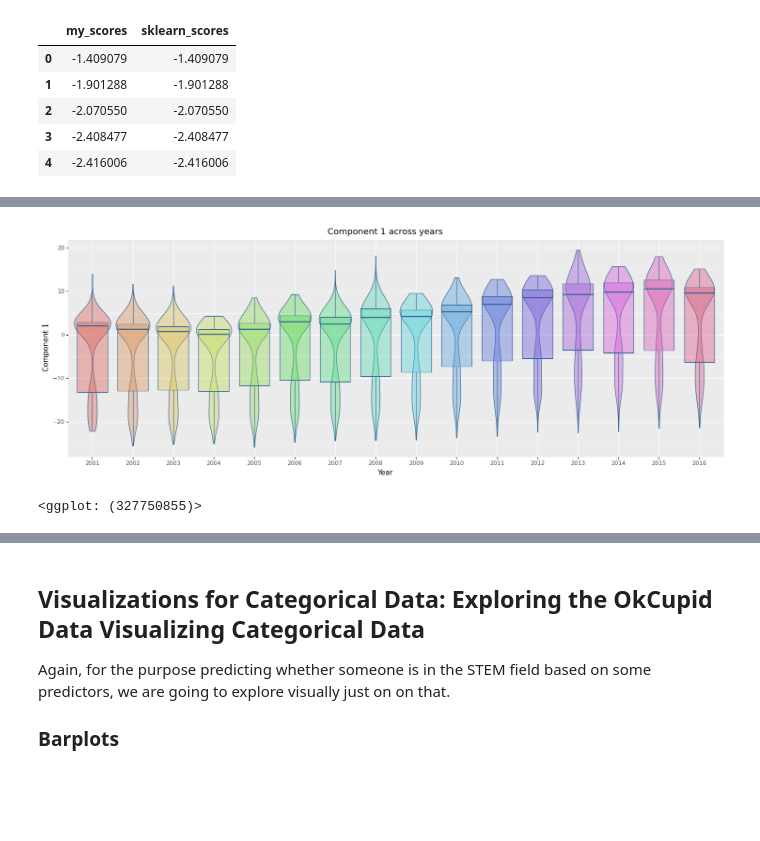
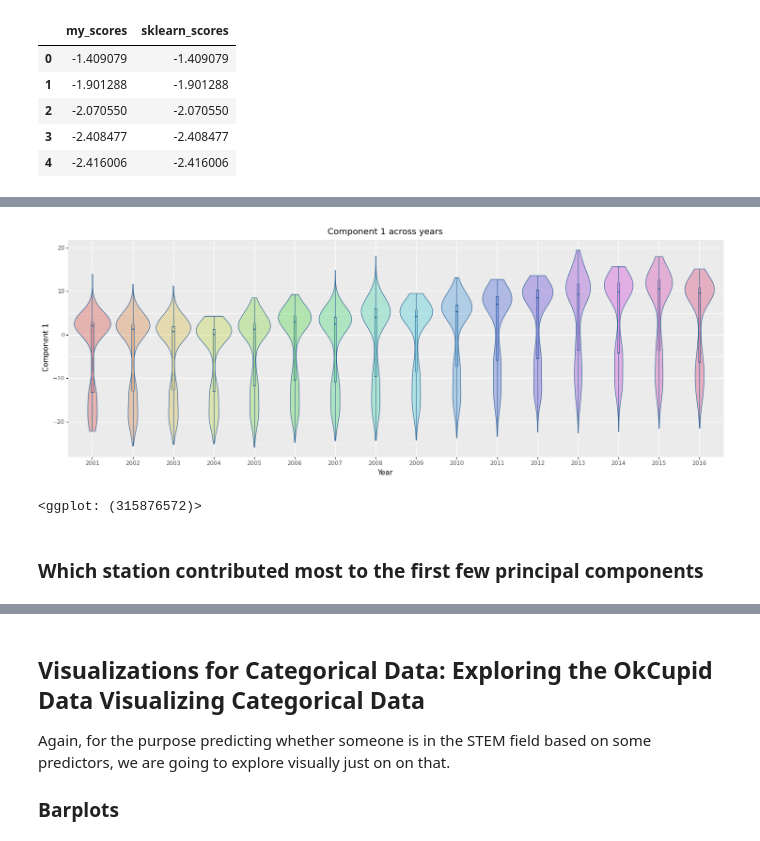
Before and after one commit to nshahpazov/fes-in-python, a Jupyter notebook: 04-eda.ipynb, the cells around one changed output, grey strips where cells are left out. Saved outputs shown, nothing was run; the diff lists cells and outputs as text; code cells hidden in the pictures; blank space fills up the shorter version.

```diff
--- a/04-eda.ipynb
+++ b/04-eda.ipynb
@@ -730,17 +761,19 @@ scores_df['dow'] = pd.Categorical(scores_df['dow'], categories=['Mon', 'Tue', 'W
 # %%
 ggplot_options.figure_size = (18, 6)
-(
-scores_df
+
+(scores_df
  .assign(principal_component_score_1 = lambda df: df['principal_component_score_1'] * -1)
  .pipe(ggplot) +
     aes(x='year', y='principal_component_score_1', fill='year') +
     geom_violin(alpha=0.4, color="#336699") +
-    # geom_boxplot(alpha=0.4, color="#336699") +
+    geom_boxplot(alpha=0.4, color="#336699", width=0.05) +
     xlab("Year") +
     ylab("Component 1") +
     ggtitle("Component 1 across years") +
     theme(legend_position='none')
 )
 # %% [output]
-[figure, old version]
+[figure, new version]
-<ggplot: (327750855)>
+<ggplot: (315876572)>
+# %% [markdown]
+### **Which station contributed most to the first few principal components**
```
Also changed, not shown: parts of 33 cells of this notebook, 8 other files.
